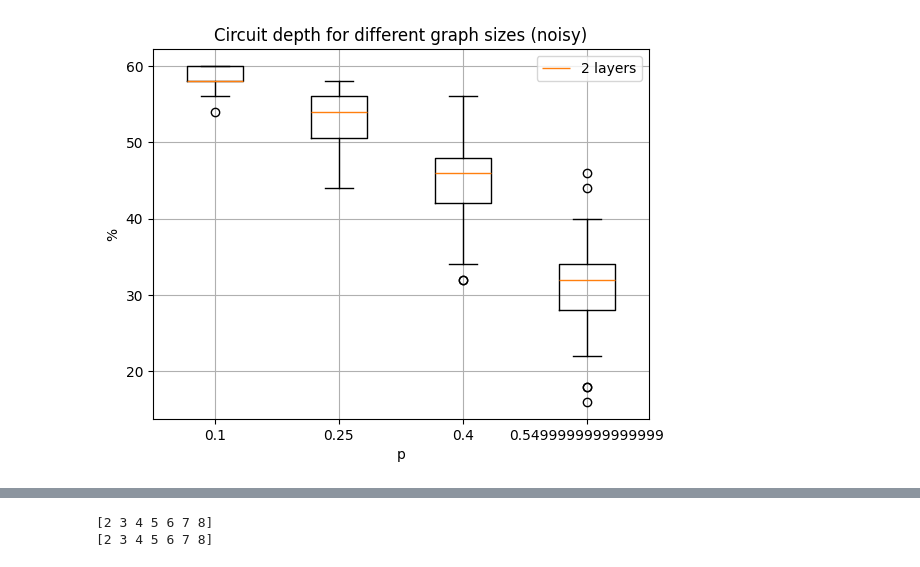
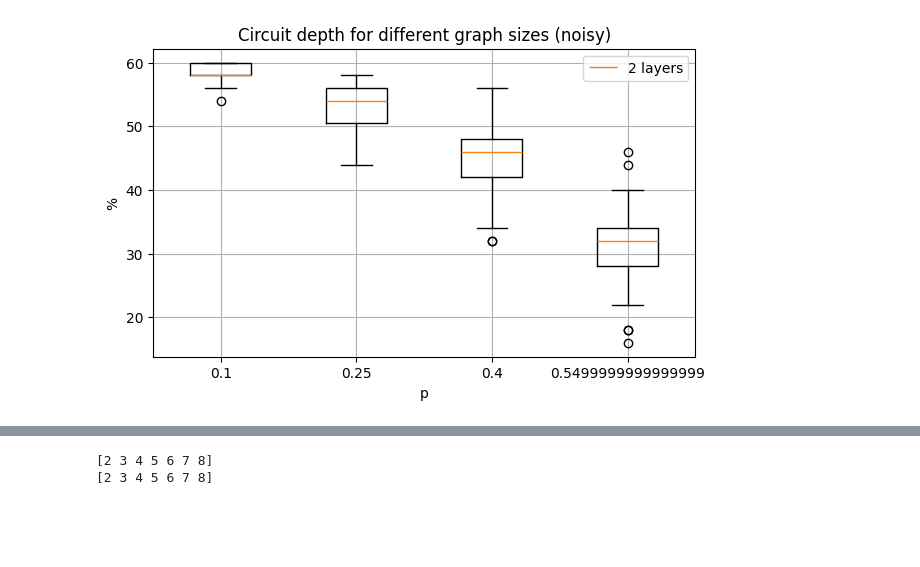
Before and after one commit to AlenLeban/KvantneKlike, a Jupyter notebook: visualize.ipynb, the cells around one changed output, grey strips where cells are left out. Cells and saved outputs as stored; diff of their text form; code cells hidden in the pictures; blank space fills up the shorter version.

Commit message:
Better plots more experiments 2

```diff
--- a/visualize.ipynb
+++ b/visualize.ipynb
@@ -53,34 +70,35 @@ def plot_success_prob_for_var(filename, var_names, title=None, plots=["found_sol
 # plot_success_prob_for_var("benchmarkResults/qaoa_results_maxclique_p.json", ["p"], "Max-clique QAOA Solutions for different p", plots=["found_solution", "valid_cliques"])
 # %%
 # k-clique solution probability with graph density p
-def plot_circuit_infos(filename, var_names, title=None, plots=["depths_per_size"], fig_filename=None):
+def plot_circuit_infos(filename, var_names, title=None, plots=["depths_per_size"], fig_filename=None, ylabel="%", xlabel=None, figsize=(7, 4), plot_labels=None):
     with open(filename, "r") as f:
         benchmark_results = json.load(f)
 
     # print(benchmark_results)
 
-    plt.figure()
+    plt.figure(figsize=figsize)
     if title:
         plt.title(title)
     w = 0.4
     # num_problem_sizes = len(benchmark_results["problem_sizes"])
     problem_size_var = np.array([s[var_names[0]] for s in benchmark_results["problem_sizes"]])
     # num_tests_sizes = iters_per_graph * benchmark_results["num_graphs"]
     num_graphs = benchmark_results
     # plt.xticks(np.arange(num_problem_sizes), benchmark_results["problem_sizes"])
-    plt.ylabel("%")
-    plt.xlabel(var_names[0])
+    plt.ylabel(ylabel)
+    plt.xlabel(var_names[0] if xlabel==None else xlabel)
     if "depths_per_size" in plots:
+        label = "2 layers" if plot_labels == None else plot_labels[0]
         depths = benchmark_results["depths_per_size"]
-        plt.boxplot(depths, showfliers=True, label="2 layers")
+        plt.boxplot(depths, showfliers=True, label=label)
     plt.xticks(np.arange(1, len(problem_size_var)+1), problem_size_var)
     plt.grid()
     # plt.ylim(0, 1.05)
     plt.legend()
     if fig_filename:
         plt.savefig(fig_filename)
     plt.show()
 
 plot_circuit_infos("benchmarkResults/qaoa_results_maxclique_p.json", ["p"], "Circuit depth for different graph sizes (noisy)", plots=["depths_per_size"])
 # %% [output]
-[figure, old version]
+[figure, new version]
```
Also changed, not shown: parts of 12 cells of this notebook, 40 other files.
